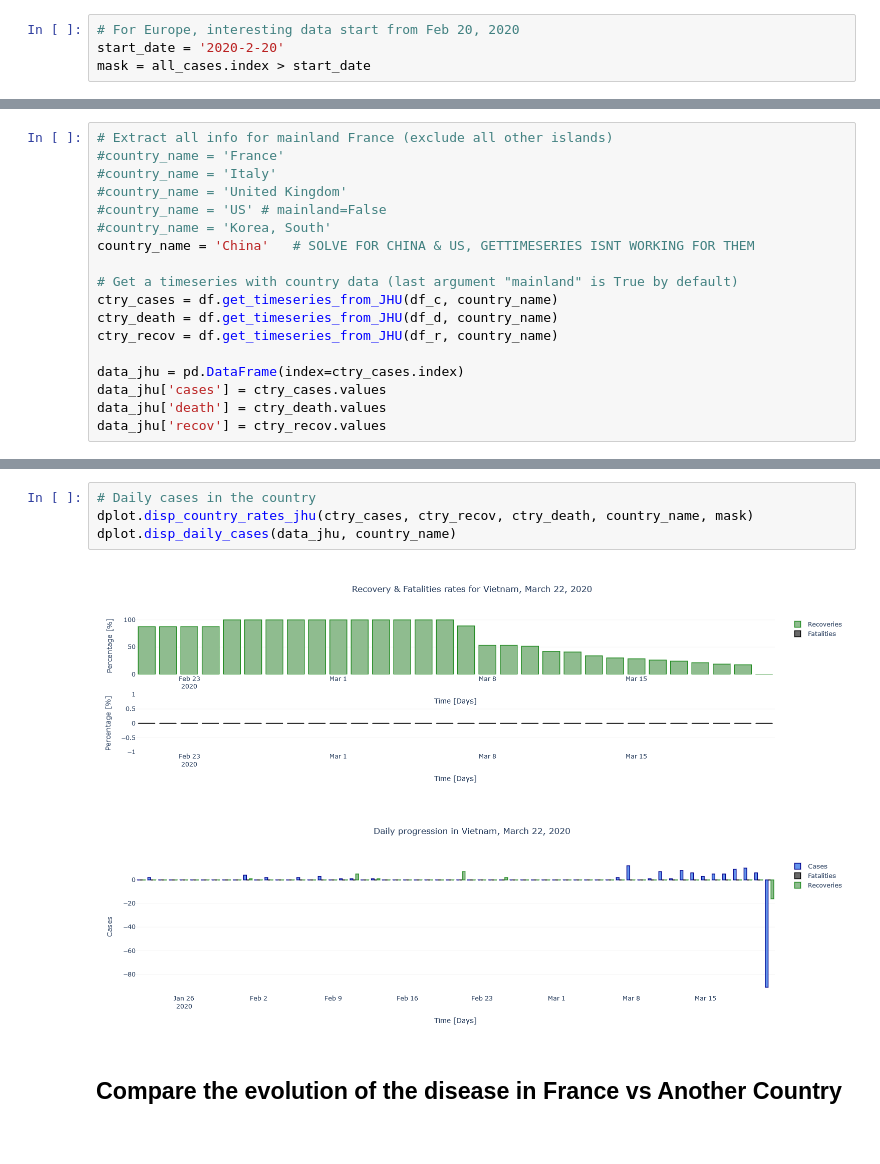
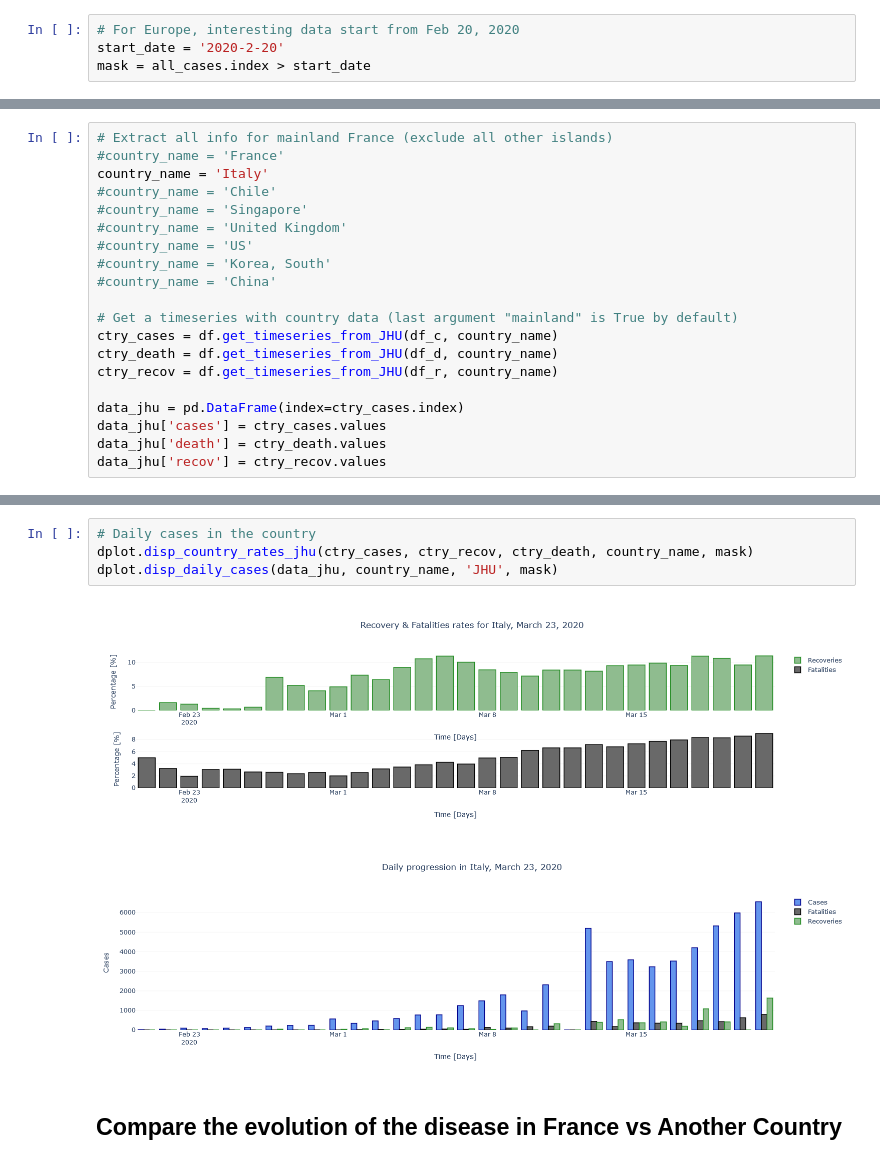
Before and after one commit to jsayri/analysis, a Jupyter notebook: COVID19_analysis/notebooks/countries_comparison.ipynb, the cells around one changed output, grey strips where cells are left out. Saved outputs shown, nothing was run; the diff lists cells and outputs as text.

Commit message:
fix error for get timeseries for US and China

```diff
--- a/COVID19_analysis/notebooks/countries_comparison.ipynb
+++ b/COVID19_analysis/notebooks/countries_comparison.ipynb
@@ -72,11 +55,13 @@ array(['Thailand', 'Japan', 'Singapore', 'Nepal', 'Malaysia', 'Canada',
 # %%
 # Extract all info for mainland France (exclude all other islands)
 #country_name = 'France'
-#country_name = 'Italy'
+country_name = 'Italy'
+#country_name = 'Chile'
+#country_name = 'Singapore'
 #country_name = 'United Kingdom'
-#country_name = 'US' # mainland=False
+#country_name = 'US'
 #country_name = 'Korea, South'
-country_name = 'China'   # SOLVE FOR CHINA & US, GETTIMESERIES ISNT WORKING FOR THEM
+#country_name = 'China'
 
 # Get a timeseries with country data (last argument "mainland" is True by default)
 ctry_cases = df.get_timeseries_from_JHU(df_c, country_name)
@@ -98,10 +80,10 @@ dplot.disp_cum_jhu(ctry_cases, ctry_recov, ctry_death, country_name, mask)
 # %%
 # Daily cases in the country
 dplot.disp_country_rates_jhu(ctry_cases, ctry_recov, ctry_death, country_name, mask)
-dplot.disp_daily_cases(data_jhu, country_name)
+dplot.disp_daily_cases(data_jhu, country_name, 'JHU', mask)
 # %% [output]
-[figure, old version]
+[figure, new version]
-[figure, old version]
+[figure, new version]
 # %% [markdown]
 ## Compare the evolution of the disease in France vs Another Country
 # %% [markdown]
```
Also changed, not shown: parts of 17 cells of this notebook, 3 other files.
